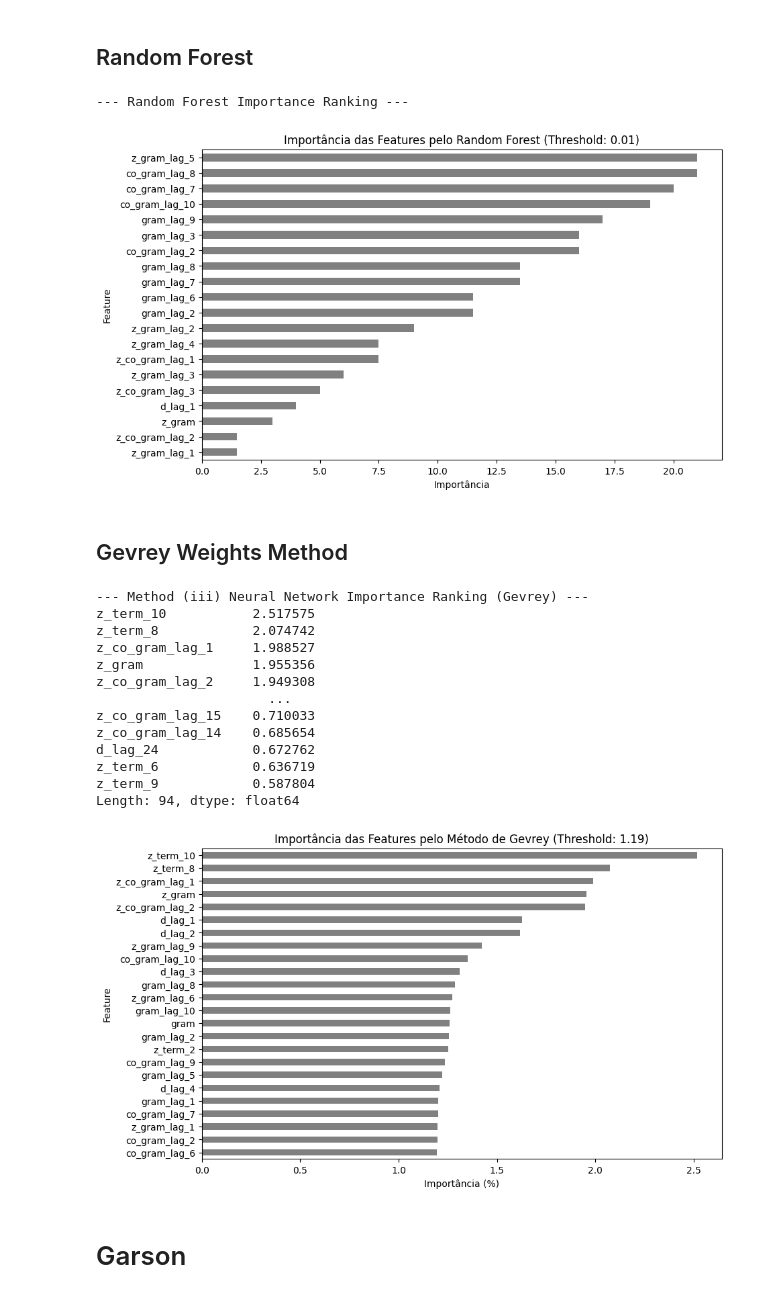
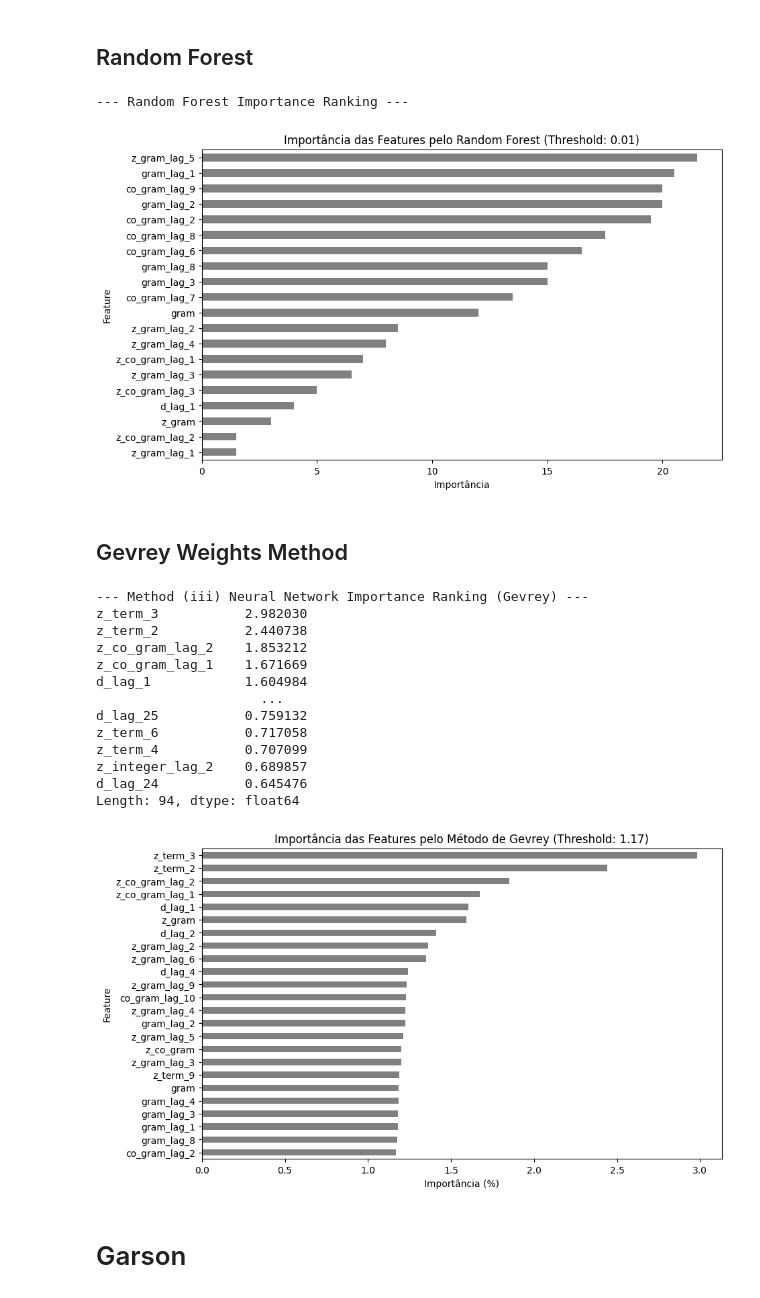
Before and after one commit to gddeazevedo/rgpe, a Jupyter notebook: notebooks/feature_selection_v4_riemann_features.ipynb, the cells around one changed output. Saved outputs shown, nothing was run; the diff lists cells and outputs as text; code cells hidden in the pictures.

```diff
--- a/notebooks/feature_selection_v4_riemann_features.ipynb
+++ b/notebooks/feature_selection_v4_riemann_features.ipynb
@@ -17,8 +17,8 @@ X = dataset.drop(columns=["distance"])
 y = dataset["distance"]
 
 split = int(0.8 * len(X))
-X_train = X[:split]
-y_train = y[:split],
+X = X[:split]
+y = y[:split]
 
 def plot_top_features(importance: pd.Series, title: str, xlabel: str, ylabel: str) -> None:
     plt.figure(figsize=(10, 6))
@@ -66,7 +66,7 @@ combined_rank = (rf_purity.rank(ascending=False) + rf_accuracy.rank(ascending=Fa
 top_features = combined_rank.sort_values().head(20)
 
 result_df = pd.DataFrame({"feature": top_features.index})
-result_df.to_csv("../results/random_forest_feature_selection_v3.csv", index=False)
+result_df.to_csv("../results/random_forest_feature_selection_v4.csv", index=False)
 
 plot_top_features(
     top_features,
@@ -76,7 +76,7 @@ plot_top_features(
 )
 # %% [output]
 --- Random Forest Importance Ranking ---
-[figure, old version]
+[figure, new version]
 # %% [markdown]
 ## Gevrey Weights Method
 # %%
@@ -112,46 +112,46 @@ for h in range(nh):
         soma_total += Q[i, h]
 
 RI = np.zeros(ni)
 
 for i in range(ni):
     soma_h = 0
     for h in range(nh):
         soma_h += Q[i, h]
     RI[i] = (soma_h / soma_total) * 100
 
 nn_importance = pd.Series(RI, index=X.columns)
 nn_importance_sorted = nn_importance.sort_values(ascending=False)
 
 print(nn_importance_sorted)
 
 threshold_nn = np.percentile(RI, 75)
 final_ranked_features = nn_importance[nn_importance > threshold_nn].sort_values(ascending=False)
 
 final_ranked_features.index\
     .to_series()\
-    .to_csv("../results/gevrey_method_feature_selection_v3.csv", index=False, header=["feature"])
+    .to_csv("../results/gevrey_method_feature_selection_v4.csv", index=False, header=["feature"])
 
 plot_top_features(
     final_ranked_features,
     f"Importância das Features pelo Método de Gevrey (Threshold: {threshold_nn:.2f})",
     "Importância (%)",
     "Feature"
 )
 # %% [output]
 --- Method (iii) Neural Network Importance Ranking (Gevrey) ---
-z_term_10           2.517575
-z_term_8            2.074742
-z_co_gram_lag_1     1.988527
-z_gram              1.955356
-z_co_gram_lag_2     1.949308
-                      ...
-z_co_gram_lag_15    0.710033
-z_co_gram_lag_14    0.685654
-d_lag_24            0.672762
-z_term_6            0.636719
-z_term_9            0.587804
+z_term_3           2.982030
+z_term_2           2.440738
+z_co_gram_lag_2    1.853212
+z_co_gram_lag_1    1.671669
+d_lag_1            1.604984
+                     ...
+d_lag_25           0.759132
+z_term_6           0.717058
+z_term_4           0.707099
+z_integer_lag_2    0.689857
+d_lag_24           0.645476
 Length: 94, dtype: float64
-[figure, old version]
+[figure, new version]
 # %% [markdown]
 # Garson
 # %%
```
Also changed, not shown: parts of 3 cells of this notebook, 15 other files.
